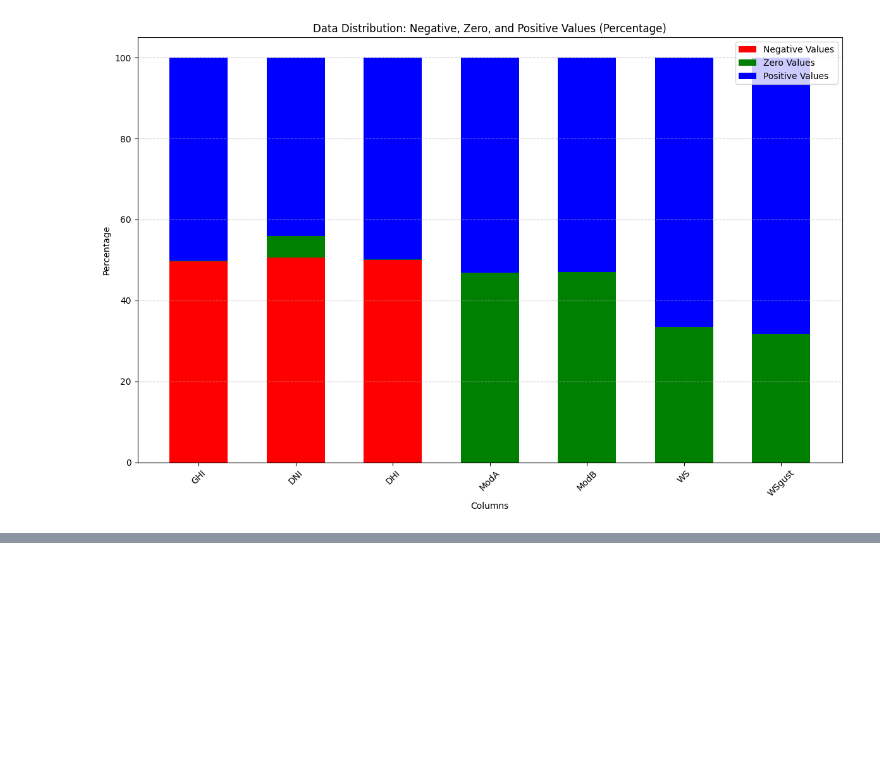
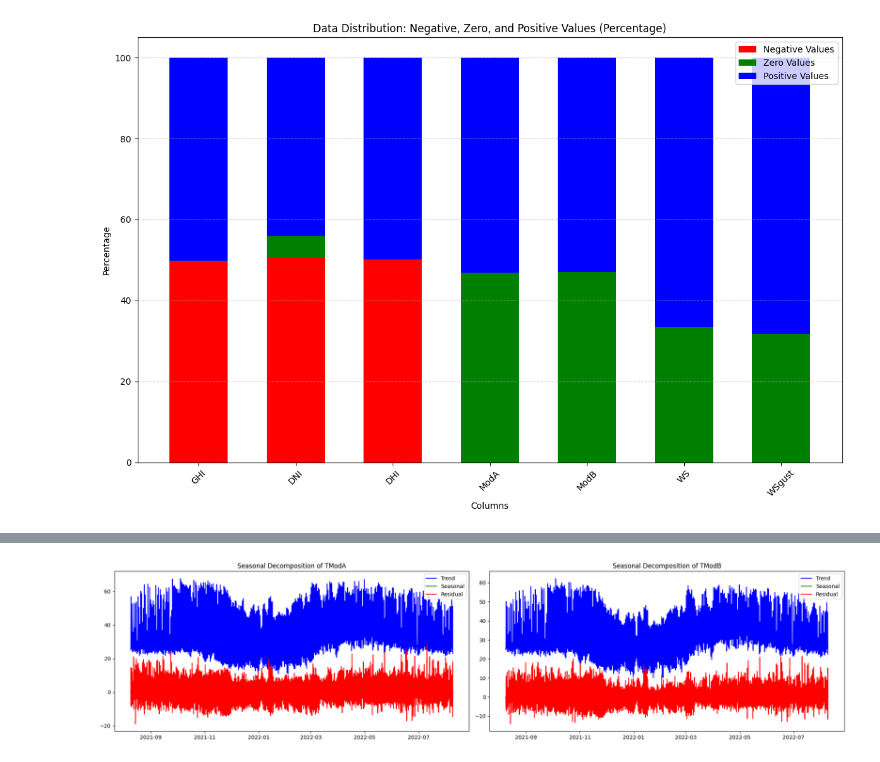
Before and after one commit to wendirad/solar-farm-insight, a Jupyter notebook: notebooks/analysis.ipynb, the cells around one changed output, grey strips where cells are left out. Drawn from its saved outputs; the diff is of its cells as text; code cells hidden in the pictures; blank space fills up the shorter version.

```diff
--- a/notebooks/analysis.ipynb
+++ b/notebooks/analysis.ipynb
@@ -302,0 +323,4 @@ plot_entries(sl_df, columns=columns)
+# %%
+plot_seasonal_decomposition(bn_df, columns=["TModA", "TModB"], period=365)
+# %% [output]
+[figure, added]
```
Also changed, not shown: parts of 20 cells of this notebook, 3 other files.
